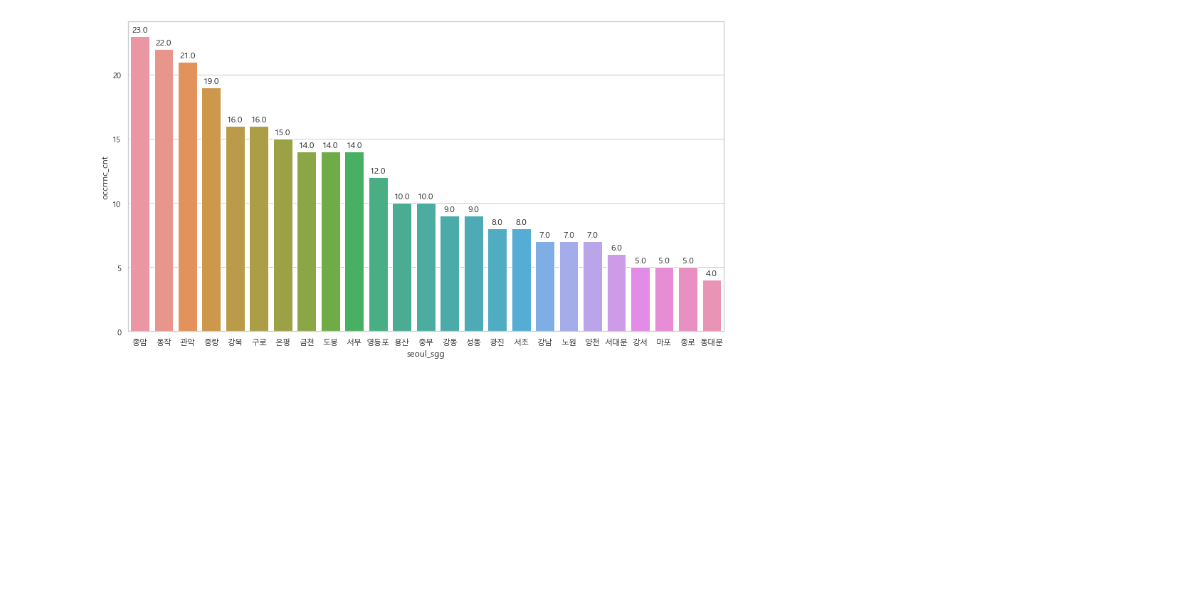
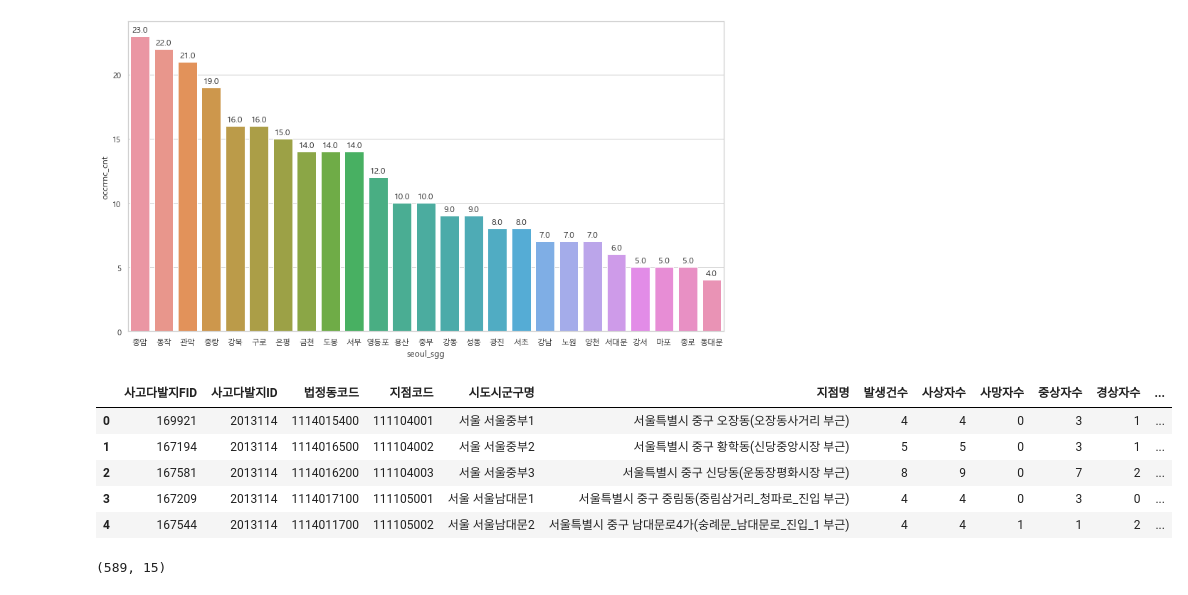
Before and after one commit to SBIK1219/Project, a Jupyter notebook: 001_PedestrianCrossingAccident.ipynb, the cells around one changed output. Saved outputs shown, nothing was run; the diff lists cells and outputs as text; code cells hidden in the pictures; blank space fills up the shorter version.

```diff
--- a/001_PedestrianCrossingAccident.ipynb
+++ b/001_PedestrianCrossingAccident.ipynb
@@ -683,3 +674,14 @@ for p in pl.patches:
                    textcoords = 'offset points')
 # %% [output]
 [figure]
+# %%
+new_data = pd.read_csv('./data/10_20_jaywalking.csv', encoding='cp949')
+# %%
+new_data.head()
+# %% [output]
+|  | 사고다발지FID | 사고다발지ID | 법정동코드 | 지점코드 | 시도시군구명 | 지점명 | 발생건수 | 사상자수 | 사망자수 | 중상자수 | 경상자수 | ... |
+| 0 | 169921 | 2013114 | 1114015400 | 111104001 | 서울 서울중부1 | 서울특별시 중구 오장동(오장동사거리 부근) | 4 | 4 | 0 | 3 | 1 | ... |
+| 1 | 167194 | 2013114 | 1114016500 | 111104002 | 서울 서울중부2 | 서울특별시 중구 황학동(신당중앙시장 부근) | 5 | 5 | 0 | 3 | 1 | ... |
+| 2 | 167581 | 2013114 | 1114016200 | 111104003 | 서울 서울중부3 | 서울특별시 중구 신당동(운동장평화시장 부근) | 8 | 9 | 0 | 7 | 2 | ... |
+| 3 | 167209 | 2013114 | 1114017100 | 111105001 | 서울 서울남대문1 | 서울특별시 중구 중림동(중림삼거리_청파로_진입 부근) | 4 | 4 | 0 | 3 | 0 | ... |
+| 4 | 167544 | 2013114 | 1114011700 | 111105002 | 서울 서울남대문2 | 서울특별시 중구 남대문로4가(숭례문_남대문로_진입_1 부근) | 4 | 4 | 1 | 1 | 2 | ... |
@@ -685,0 +696,5 @@ for p in pl.patches:
+# %%
+seoul_data = new_data[new_data['sido_sgg_nm'].str.contains('서울')]
+seoul_data.shape
+# %% [output]
+(589, 15)
```
Also changed, not shown: parts of 11 cells of this notebook.
